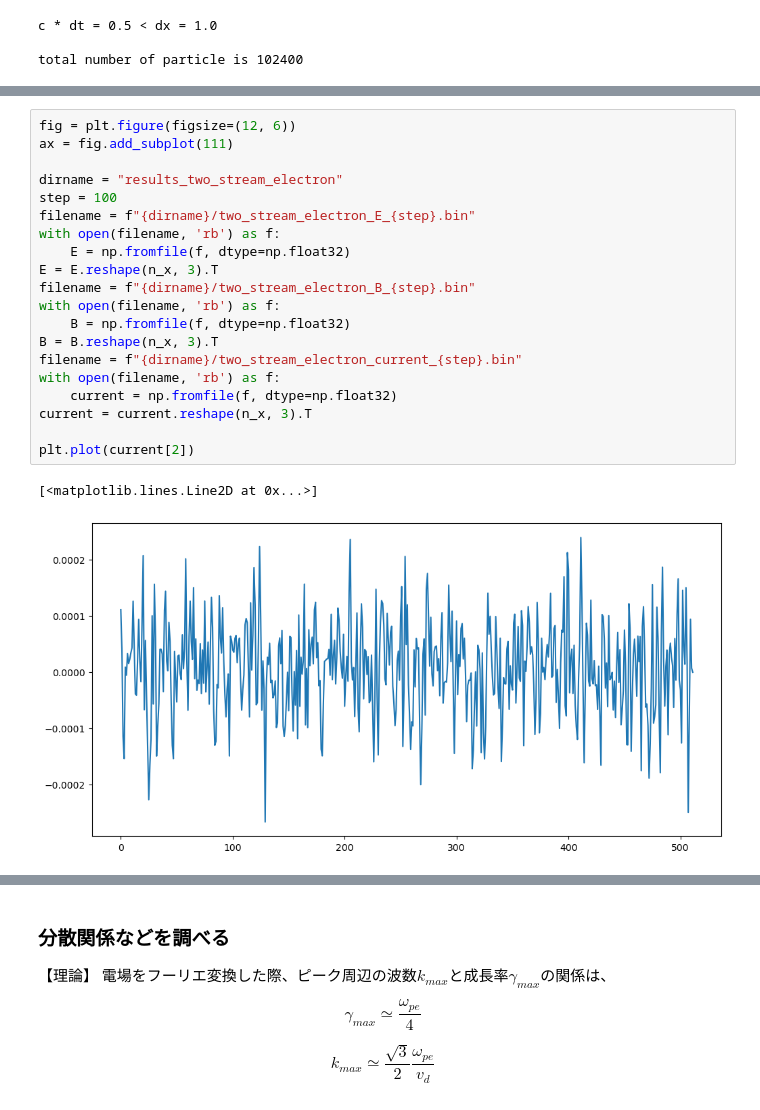
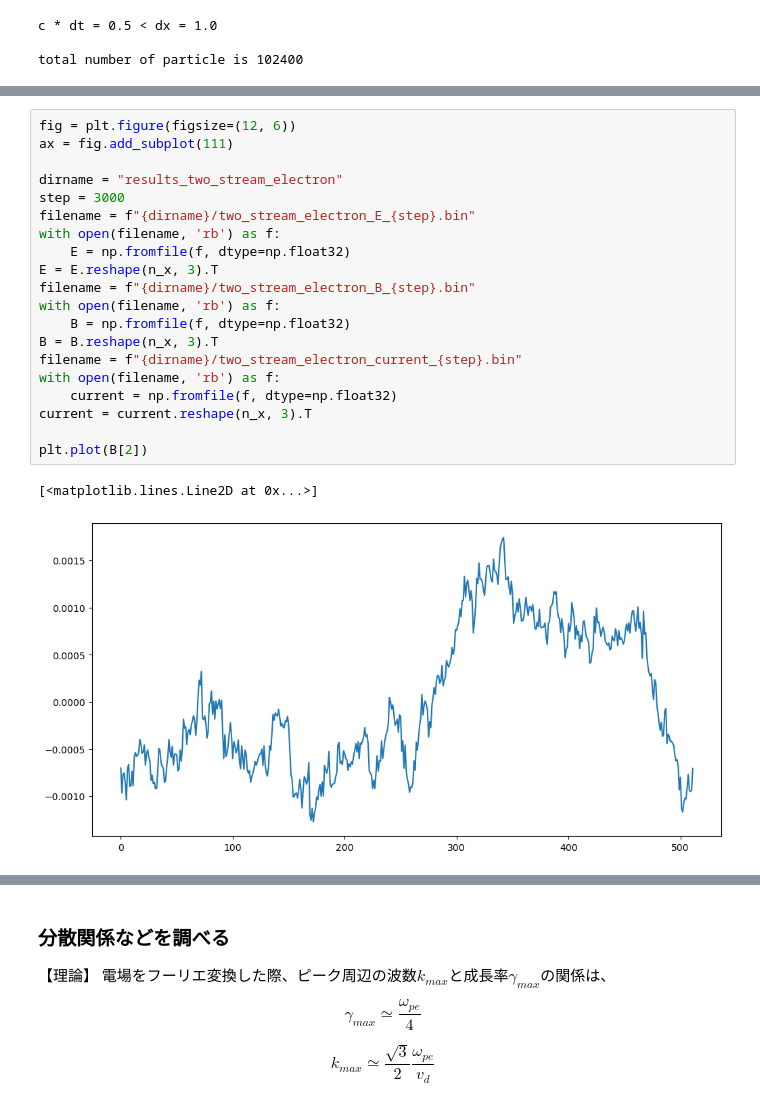
Before and after one commit to keita-akutagawa/PIC_GPU, a Jupyter notebook: examples_1D/two_stream/PIC1D_two_stream_electron.ipynb, the cells around one changed output, grey strips where cells are left out. Saved outputs shown, nothing was run; the diff lists cells and outputs as text.

```diff
--- a/examples_1D/two_stream/PIC1D_two_stream_electron.ipynb
+++ b/examples_1D/two_stream/PIC1D_two_stream_electron.ipynb
@@ -101,26 +101,26 @@ ax.legend(loc='upper right', fontsize=20)
 # %%
 fig = plt.figure(figsize=(12, 6))
 ax = fig.add_subplot(111)
 
 dirname = "results_two_stream_electron"
-step = 100
+step = 3000
 filename = f"{dirname}/two_stream_electron_E_{step}.bin"
 with open(filename, 'rb') as f:
     E = np.fromfile(f, dtype=np.float32)
 E = E.reshape(n_x, 3).T
 filename = f"{dirname}/two_stream_electron_B_{step}.bin"
 with open(filename, 'rb') as f:
     B = np.fromfile(f, dtype=np.float32)
 B = B.reshape(n_x, 3).T
 filename = f"{dirname}/two_stream_electron_current_{step}.bin"
 with open(filename, 'rb') as f:
     current = np.fromfile(f, dtype=np.float32)
 current = current.reshape(n_x, 3).T
 
-plt.plot(current[2])
+plt.plot(B[2])
 # %% [output]
 [<matplotlib.lines.Line2D at 0x...>]
-[figure, old version]
+[figure, new version]
 # %%
 fig = plt.figure(figsize=(12, 6))
 ax = fig.add_subplot(111)
```
Also changed, not shown: parts of 3 cells of this notebook, 6 other files.
